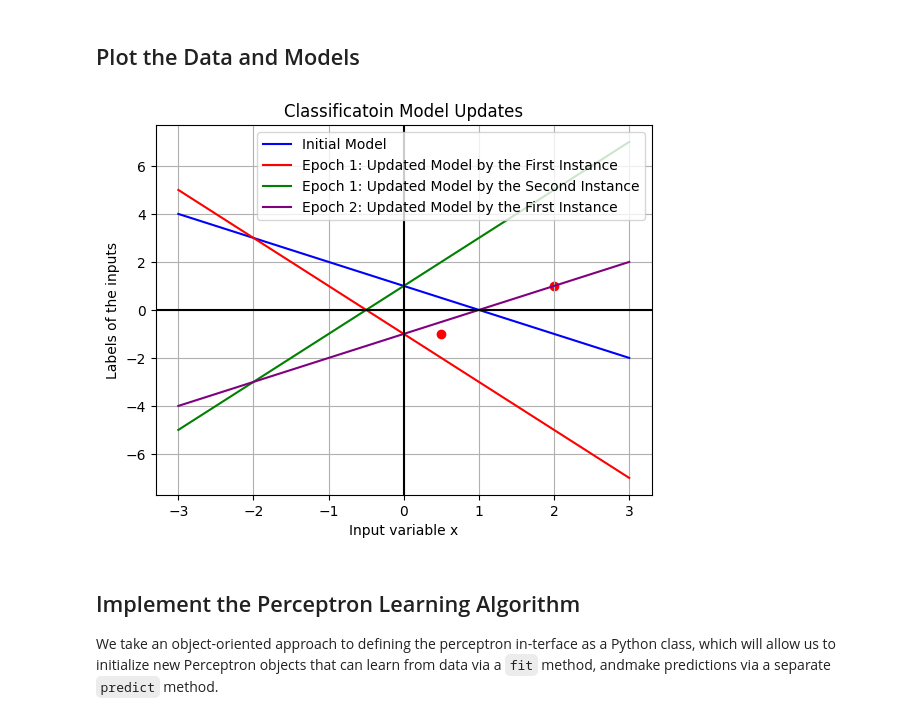
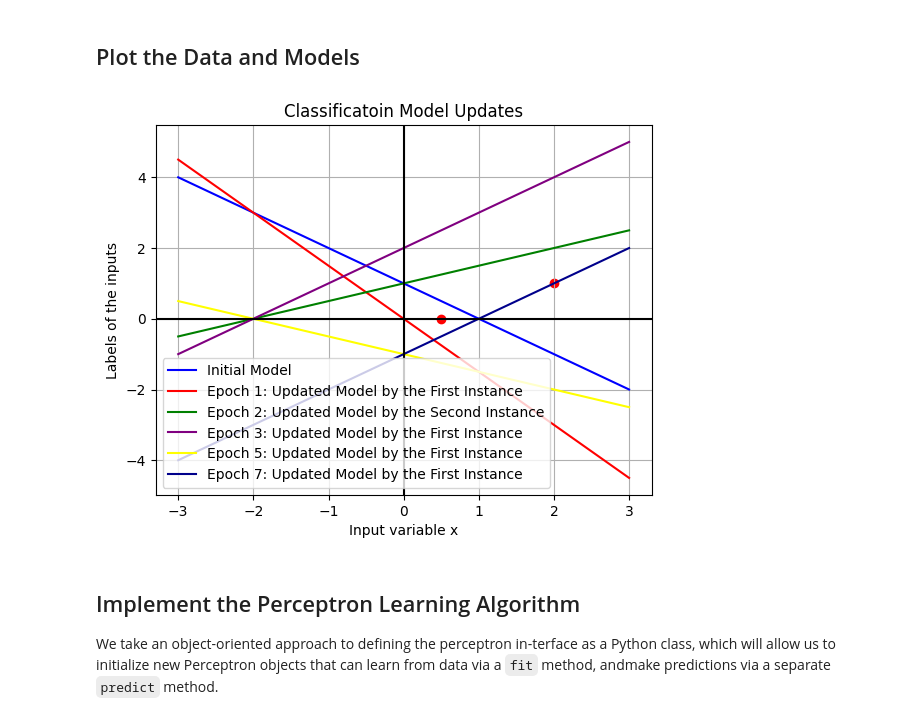
Before and after one commit to anyuanay/INFO213, a Jupyter notebook: INFO213_Week1_2_TrainingSimpleClassifier_answers_lecture.ipynb, the cells around one changed output. Drawn from its saved outputs; the diff is of its cells as text; code cells hidden in the pictures.

```diff
--- a/INFO213_Week1_2_TrainingSimpleClassifier_answers_lecture.ipynb
+++ b/INFO213_Week1_2_TrainingSimpleClassifier_answers_lecture.ipynb
@@ -122,39 +123,43 @@ def plot_line(w0, w1, color='r', legend='y = w0 + w1*x'):
   plt.xlabel("x")
   plt.ylabel("y")
   plt.legend()
   plt.grid(True)
 
 def plot_point(x, y):
   plt.scatter(x, y, color='red')
 
 def plot_axis():
   plt.axhline(y=0, color='black')
   plt.axvline(x=0, color='black')
 
-plot_point(0.5, -1)
+plot_point(0.5, 0)
 plot_point(2, 1)
 
 # 1-x
 plot_line(1, -1, 'blue', 'Initial Model')
-# -1-2x
-plot_line(-1, -2, 'red', 'Epoch 1: Updated Model by the First Instance')
+# -1.5x
+plot_line(0, -1.5, 'red', 'Epoch 1: Updated Model by the First Instance')
+# 1+0.5x
+plot_line(1, 0.5, 'green', 'Epoch 2: Updated Model by the Second Instance')
 # 1+2x
-plot_line(1, 2, 'green', 'Epoch 1: Updated Model by the Second Instance')
+plot_line(2, 1, 'purple', 'Epoch 3: Updated Model by the First Instance')
+# -1-0.5x
+plot_line(-1, -0.5, 'yellow', 'Epoch 5: Updated Model by the First Instance')
 # -1+x
-plot_line(-1, 1, 'purple', 'Epoch 2: Updated Model by the First Instance')
+plot_line(-1, 1, 'darkblue', 'Epoch 7: Updated Model by the First Instance')
 
 plot_axis()
 
 plt.legend()
 
 plt.xlabel("Input variable x")
 plt.ylabel("Labels of the inputs")
 
 plt.title("Classificatoin Model Updates")
 
 plt.show()
 # %% [output]
-[figure, old version]
+[figure, new version]
 # %% [markdown]
 ## Implement the Perceptron Learning Algorithm
 We take an object-oriented approach to defining the perceptron in-terface as a Python class, which will allow us to initialize new Perceptron objects that can learn from data via a `fit` method, andmake predictions via a separate `predict` method.
```
Also changed, not shown: parts of 17 cells of this notebook.
